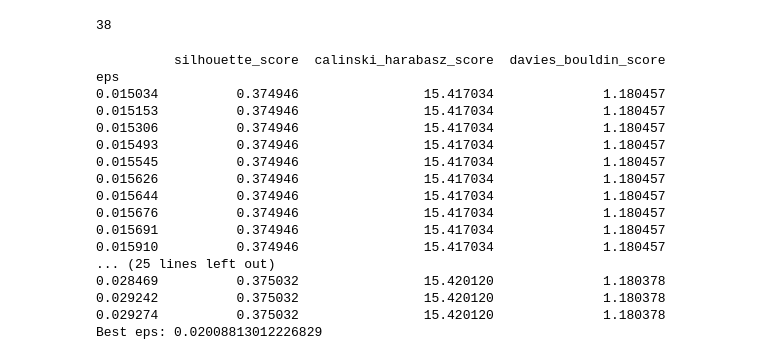
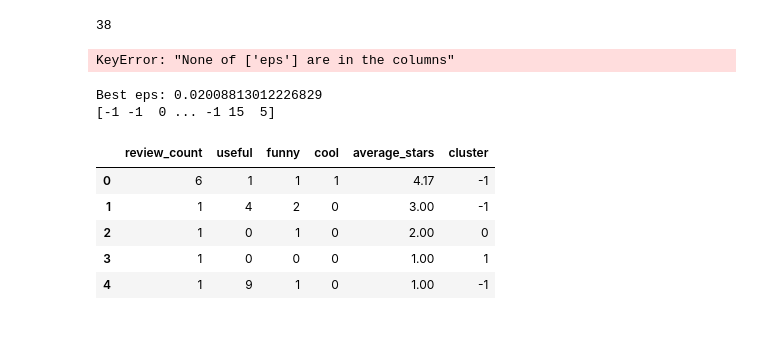
Before and after one commit to AT181903/YelpDatasetAnalysis, a Jupyter notebook: users_task.ipynb, the cells around one changed output. Saved outputs shown, nothing was run; the diff lists cells and outputs as text; code cells hidden in the pictures; blank space fills up the shorter version.

```diff
--- a/users_task.ipynb
+++ b/users_task.ipynb
@@ -233,3 +233,7 @@ plot_clusters(df_user_satisfaction_info, 14, 4, 25, 120)
 # DBSCAN algorithm
 # %% [markdown]
 ## Best parameters for DBSCAN
+# %%
+df_user_behavior_info_dbscan = df_user[['review_count', 'useful', 'funny', 'cool', 'average_stars']].copy()
+
+df_user_behavior_info_dbscan.head(5)
@@ -316,9 +330,9 @@ for i in no_duplicates_distances:
+# %%
+df_scores_dbscan = pd.DataFrame(df_scores_dbscan)
+df_scores_dbscan.set_index("eps", inplace=True)
+# %% [output]
+KeyError: "None of ['eps'] are in the columns"
 # %%
-df_scores_dbscan = pd.DataFrame(df_scores_dbscan)
-df_scores_dbscan.set_index("eps", inplace=True)
-
-print(df_scores_dbscan)
-
 best_scores_list_dbscan = [
     df_scores_dbscan["silhouette_score"].idxmax(),
     df_scores_dbscan["calinski_harabasz_score"].idxmax(),
@@ -328,21 +342,21 @@ best_scores_list_dbscan = [
 best_eps = max(set(best_scores_list_dbscan), key=best_scores_list_dbscan.count)
 
 print("Best eps:", best_eps)
+
+
+best_label = labels_dbscan.get(best_eps)
+
+print(best_label)
 # %% [output]
-          silhouette_score  calinski_harabasz_score  davies_bouldin_score
-eps
-0.015034          0.374946                15.417034              1.180457
-0.015153          0.374946                15.417034              1.180457
-0.015306          0.374946                15.417034              1.180457
-0.015493          0.374946                15.417034              1.180457
-0.015545          0.374946                15.417034              1.180457
-0.015626          0.374946                15.417034              1.180457
-0.015644          0.374946                15.417034              1.180457
-0.015676          0.374946                15.417034              1.180457
-0.015691          0.374946                15.417034              1.180457
-0.015910          0.374946                15.417034              1.180457
-... (25 lines left out)
-0.028469          0.375032                15.420120              1.180378
-0.029242          0.375032                15.420120              1.180378
-0.029274          0.375032                15.420120              1.180378
 Best eps: 0.02008813012226829
+[-1 -1  0 ... -1 15  5]
+# %%
+concat_df_user_behavior_info = build_clustered_df(best_label, df_user_behavior_info_dbscan)
+concat_df_user_behavior_info.head(5)
+# %% [output]
+|  | review_count | useful | funny | cool | average_stars | cluster |
+| 0 | 6 | 1 | 1 | 1 | 4.17 | -1 |
+| 1 | 1 | 4 | 2 | 0 | 3.00 | -1 |
+| 2 | 1 | 0 | 1 | 0 | 2.00 | 0 |
+| 3 | 1 | 0 | 0 | 0 | 1.00 | 1 |
+| 4 | 1 | 9 | 1 | 0 | 1.00 | -1 |
```
Also changed, not shown: parts of 5 cells of this notebook, 1 other file.
